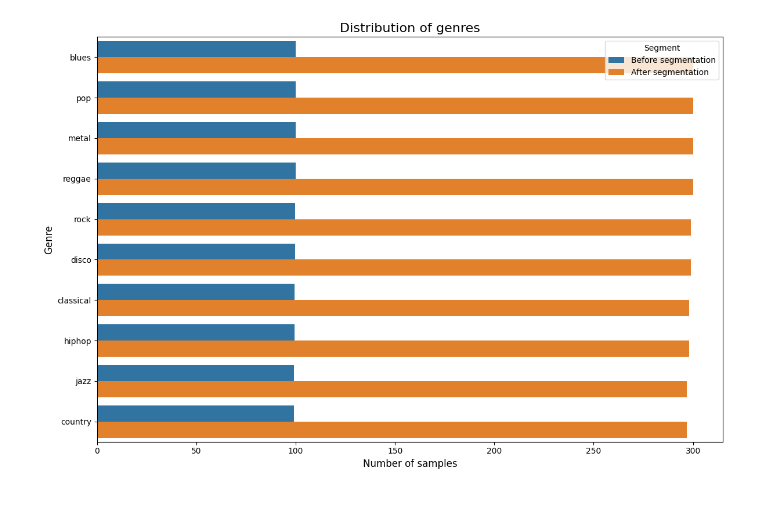
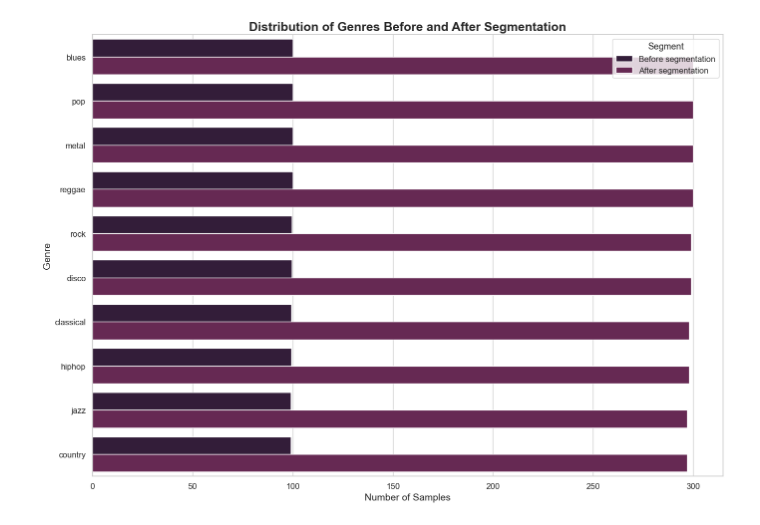
Before and after one commit to SixSunSets/Music-Genre-Classifier, a Jupyter notebook: somefigures.ipynb, the cells around one changed output. Saved outputs shown, nothing was run; the diff lists cells and outputs as text; code cells hidden in the pictures.

```diff
--- a/somefigures.ipynb
+++ b/somefigures.ipynb
@@ -11,18 +11,16 @@ import numpy as np
 # %%
 audio_files = ['data/genres_original/jazz/jazz.00000.wav',
                'data/genres_original/rock/rock.00000.wav']
-
-plt.figure(figsize=(12, 6))
-
+plt.style.use('dark_background')
 for i, audio_file in enumerate(audio_files, 1):
+    plt.figure(figsize=(12, 6))
     y, sr = librosa.load(audio_file, sr=None, duration=3)
     mfcc = librosa.feature.mfcc(y=y, sr=sr, n_mfcc=20)
 
-    plt.subplot(2, 1, i)
-    librosa.display.specshow(mfcc, x_axis='time', sr=sr, cmap="magma")
+    librosa.display.specshow(mfcc, x_axis='time', sr=sr, cmap="rocket")
     plt.colorbar(label='MFCC')
     plt.title(f'MFCCs - {audio_file.split("/")[-1]}')
 
-plt.tight_layout()
-plt.show()
+    plt.tight_layout()
+    plt.show()
 # %% [output]
@@ -30,25 +29,31 @@ plt.show()
 # %%
+sns.set(style="whitegrid", palette="rocket")
+
 data = pd.read_csv("features_gtzan.csv")
 
 genre_counts = data['genre'].value_counts().reset_index()
 genre_counts.columns = ['Genre', 'Count']
 
 genre_counts_before_segmented = genre_counts.copy()
-genre_counts_before_segmented['Count'] = genre_counts_before_segmented['Count'] / 3  # Dividir por 3 para mostrar antes de segmentar
+genre_counts_before_segmented['Count'] = genre_counts_before_segmented['Count'] / 3
+genre_counts_before_segmented['Segment'] = 'Before segmentation'
 
-genre_counts_before_segmented['Segment'] = 'Before segmentation'
 genre_counts['Segment'] = 'After segmentation'
 
 combined_counts = pd.concat([genre_counts_before_segmented, genre_counts])
 
-plt.figure(figsize=(12, 8))
-sns.barplot(x='Count', y='Genre', hue='Segment', data=combined_counts)
+plt.figure(figsize=(14, 10))
+sns.barplot(x='Count', y='Genre', hue='Segment', data=combined_counts, dodge=True)
 
-plt.title('Distribution of genres', fontsize=16)
-plt.xlabel('Number of samples', fontsize=12)
-plt.ylabel('Genre', fontsize=12)
+plt.title('Distribution of Genres Before and After Segmentation', fontsize=18, weight='bold')
+plt.xlabel('Number of Samples', fontsize=14)
+plt.ylabel('Genre', fontsize=14)
+plt.xticks(fontsize=12)
+plt.yticks(fontsize=12)
+plt.legend(title='Segment', title_fontsize='13', fontsize='12', loc='upper right')
 
 plt.tight_layout()
+
 plt.show()
 # %% [output]
-[figure, old version]
+[figure, new version]
```
Also changed, not shown: parts of 1 cell of this notebook, 1 other file.
